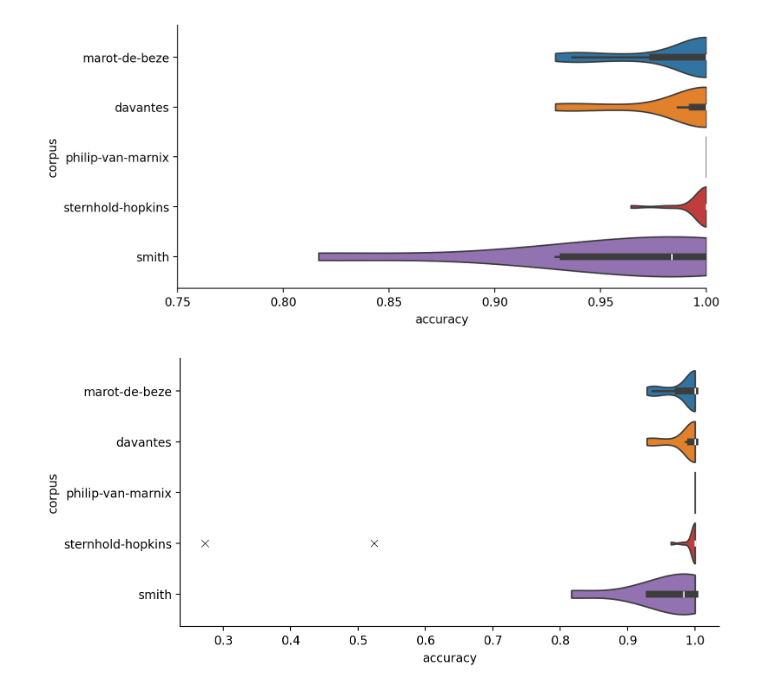
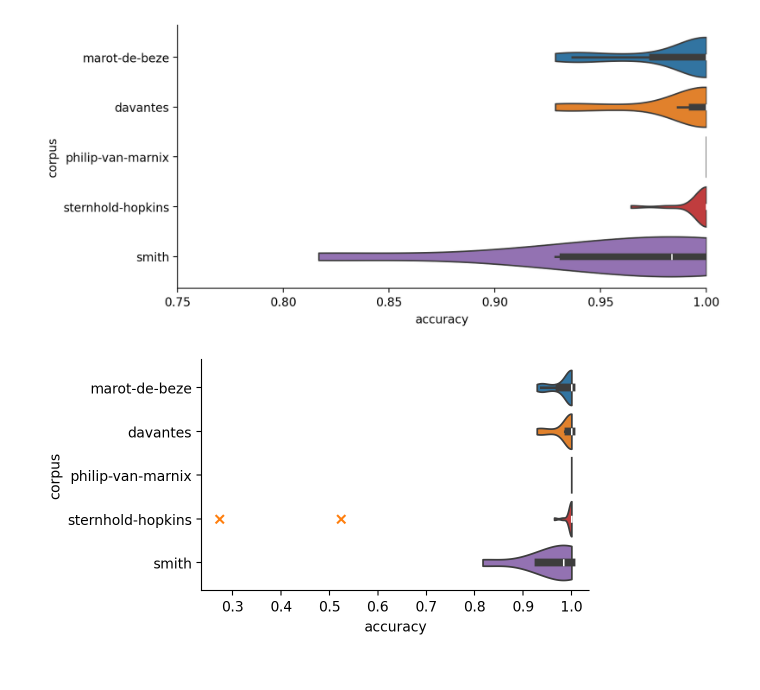
Before and after one commit to bacor/delasol, a Jupyter notebook: notebooks/evaluation.ipynb, the cells around one changed output. Saved outputs shown, nothing was run; the diff lists cells and outputs as text; code cells hidden in the pictures.

Commit message:
rename, clean up and fix parse graph drawing

```diff
--- a/notebooks/evaluation.ipynb
+++ b/notebooks/evaluation.ipynb
@@ -172,9 +192,9 @@ sns.despine()
 # %% [output]
 [figure]
 # %%
-plt.figure(figsize=(8, 4))
+plt.figure(figsize=(5, 3))
 sns.violinplot(data=combined[combined['accuracy'] > .7], x='accuracy', y='corpus', hue='corpus', cut=0, density_norm='width', inner='box')
-sns.scatterplot(data=combined[combined['accuracy'] < .7], x='accuracy', y='corpus', c='k', marker='x')
+sns.scatterplot(data=combined[combined['accuracy'] < .7], x='accuracy', y='corpus', c='C1', marker='x', lw=1.5)
 sns.despine()
 # %% [output]
-[figure, old version]
+[figure, new version]
```
Also changed, not shown: parts of 4 cells of this notebook, 15 other files.
